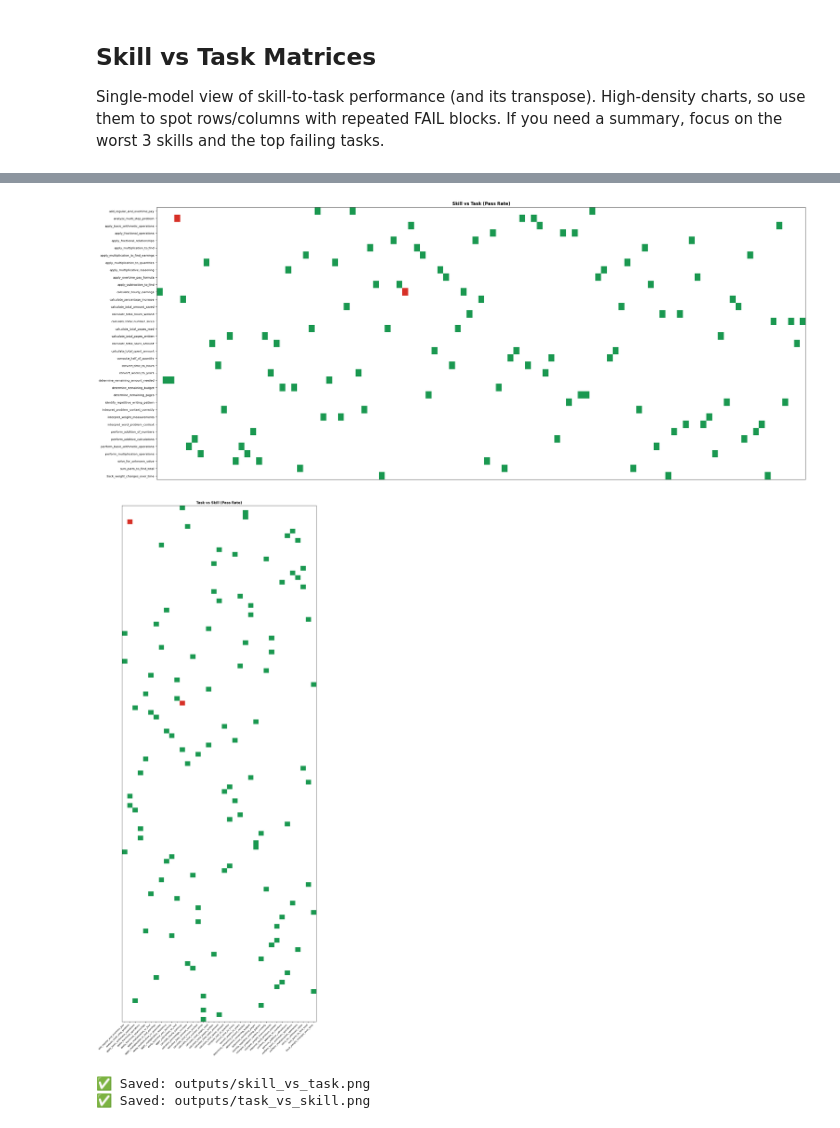
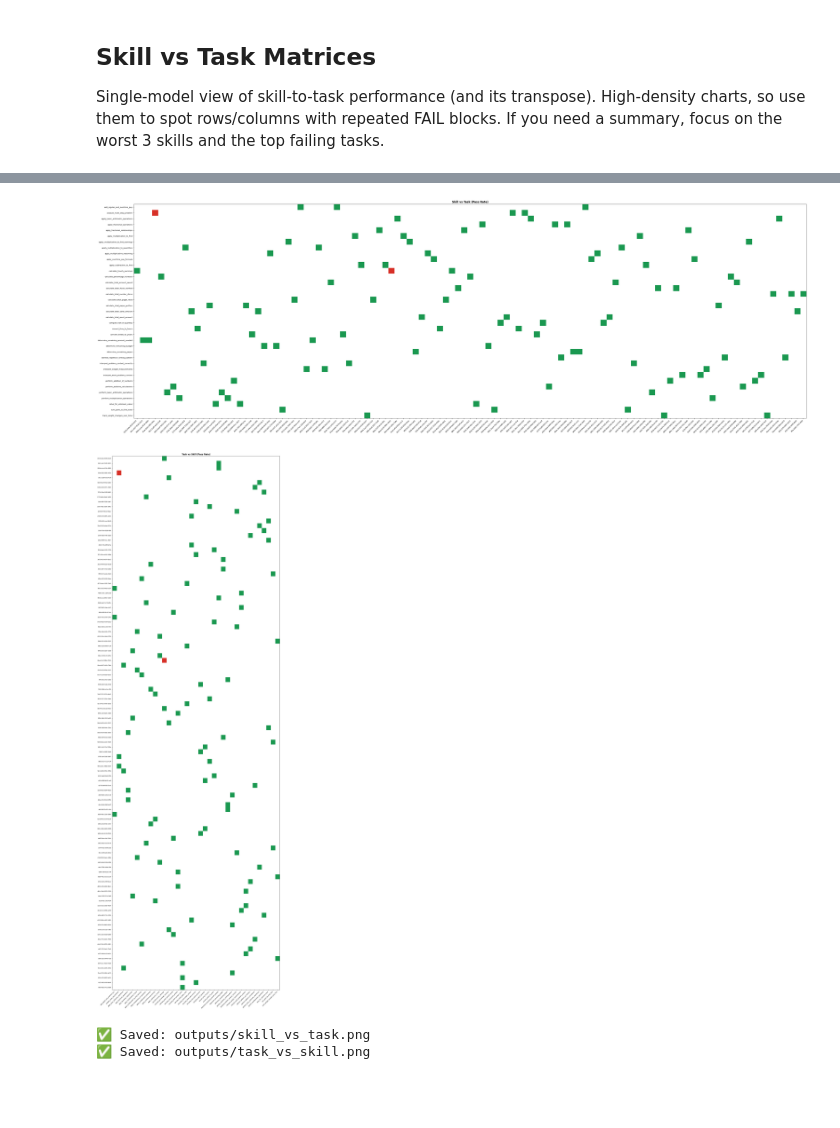
Before and after one commit to miku1001/llm-skills-pipeline, a Jupyter notebook: analyze_evalution.ipynb, the cells around one changed output, grey strips where cells are left out. Drawn from its saved outputs; the diff is of its cells as text; code cells hidden in the pictures; blank space fills up the shorter version.

Commit message:
fix: axis appearance in graphs

```diff
--- a/analyze_evalution.ipynb
+++ b/analyze_evalution.ipynb
@@ -337,38 +337,40 @@ display(task_summary[["task_uid", "skill_name", "difficulty", "pass_rate", "prob
 # %%
 # Skill vs Task heatmap
 skill_task = df.pivot_table(
     index="skill_name",
     columns="task_uid",
     values="is_correct",
     aggfunc="mean"
  )
 
-fig, ax = plt.subplots(figsize=(max(6, len(skill_task.columns) * 0.25), max(4, len(skill_task.index) * 0.3)))
+fig, ax = plt.subplots(figsize=(max(10, len(skill_task.columns) * 0.4), max(5, len(skill_task.index) * 0.4)))
 im = ax.imshow(skill_task.values, vmin=0, vmax=1, cmap=cmap, aspect="auto")
 ax.set_yticks(range(len(skill_task.index)))
 ax.set_yticklabels(skill_task.index, fontsize=8)
-ax.set_xticks([])
+ax.set_xticks(range(len(skill_task.columns)))
+ax.set_xticklabels(skill_task.columns, rotation=45, ha="right", fontsize=7)
 ax.set_title("Skill vs Task (Pass Rate)", fontsize=12, fontweight="bold")
 plt.tight_layout()
 plt.savefig("outputs/skill_vs_task.png", dpi=150, bbox_inches="tight")
 plt.show()
 
 # Task vs Skill heatmap (transpose)
 task_skill = skill_task.T
-fig, ax = plt.subplots(figsize=(max(6, len(task_skill.columns) * 0.3), max(3, len(task_skill.index) * 0.25)))
+fig, ax = plt.subplots(figsize=(max(10, len(task_skill.columns) * 0.4), max(5, len(task_skill.index) * 0.4)))
 im = ax.imshow(task_skill.values, vmin=0, vmax=1, cmap=cmap, aspect="auto")
-ax.set_yticks([])
+ax.set_yticks(range(len(task_skill.index)))
+ax.set_yticklabels(task_skill.index, fontsize=7)
 ax.set_xticks(range(len(task_skill.columns)))
-ax.set_xticklabels(task_skill.columns, rotation=45, ha="right", fontsize=8)
+ax.set_xticklabels(task_skill.columns, rotation=45, ha="right", fontsize=7)
 ax.set_title("Task vs Skill (Pass Rate)", fontsize=12, fontweight="bold")
 plt.tight_layout()
 plt.savefig("outputs/task_vs_skill.png", dpi=150, bbox_inches="tight")
 plt.show()
 
 print("✅ Saved: outputs/skill_vs_task.png")
 print("✅ Saved: outputs/task_vs_skill.png")
 # %% [output]
-[figure, old version]
+[figure, new version]
-[figure, old version]
+[figure, new version]
 ✅ Saved: outputs/skill_vs_task.png
 ✅ Saved: outputs/task_vs_skill.png
```
Also changed, not shown: parts of 1 cell of this notebook, 3 other files.
